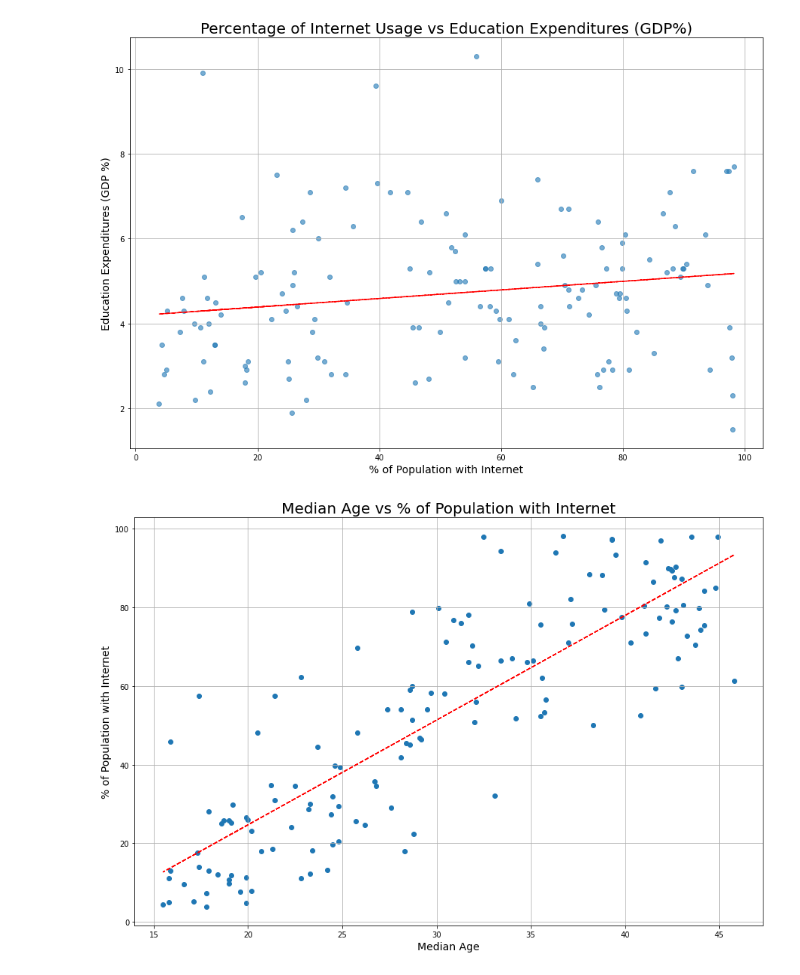
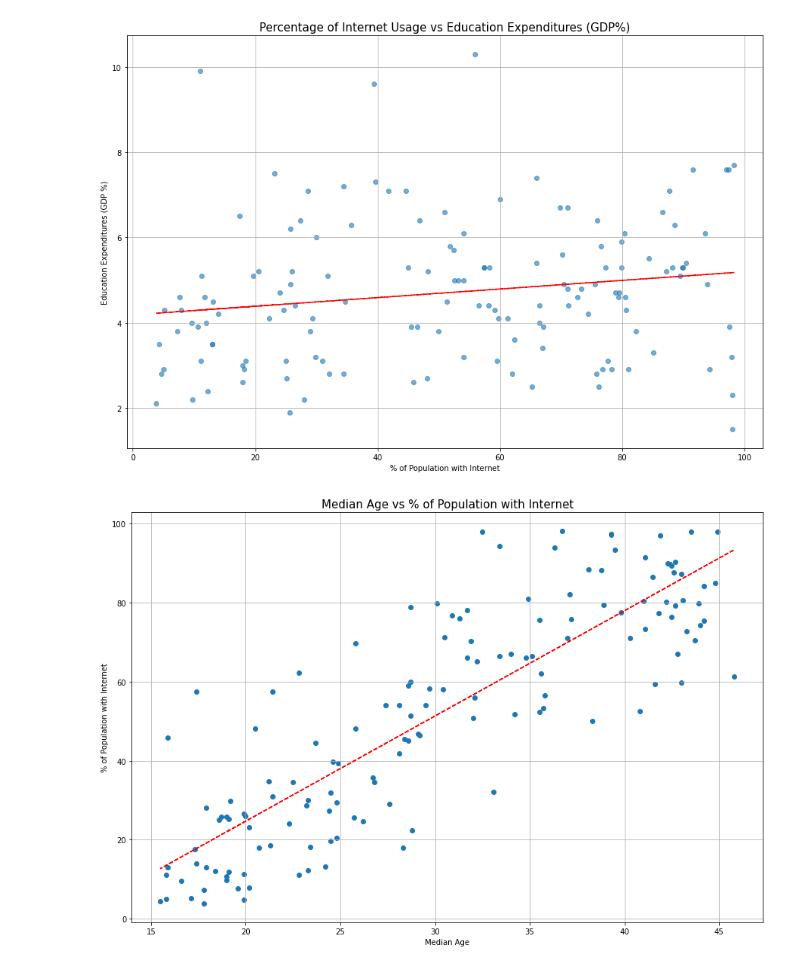
Before and after one commit to JoshuaFarmerATX/butterfly_effects_project, a Jupyter notebook: Butterfly_Effect_Final.ipynb, the cells around one changed output. Saved outputs shown, nothing was run; the diff lists cells and outputs as text; code cells hidden in the pictures.

```diff
--- a/Butterfly_Effect_Final.ipynb
+++ b/Butterfly_Effect_Final.ipynb
@@ -17,5 +18,4 @@ import warnings
 # %%
-#This is where we merge the data together. The script for merging the files is located in the data_import file.
 rest_df = data_import.get_rest_countries()
 cia_df = data_import.get_cia_data()
 merged_data = pd.merge(rest_df, cia_df, how="inner", on="ISO3")
@@ -32,7 +32,6 @@ merged_data = merged_data[
         "internet_users",
         "internet_%_of_population",
         "median_age",
-        "gdp_purchasing_power_parity",
         "education_expenditures",
     ]
 ]
@@ -161,37 +162,37 @@ edu_hi = merged_data["education_expenditures"].quantile(0.99)
 df_filtered = merged_data[
     (merged_data["population"] < pop_hi)
     & (merged_data["population"] > pop_low)
     & (merged_data["education_expenditures"] > edu_low)
     & (merged_data["education_expenditures"] < edu_hi)
 ]
 z = np.polyfit(
     df_filtered["internet_%_of_population"], df_filtered["education_expenditures"], 1
 )
 p = np.poly1d(z)
 
 # Plot to show Percentage of internet Usage vs Education Expenditures (GDP%)
 plt.figure(figsize=(15, 10))
 plt.plot(
     df_filtered["internet_%_of_population"],
     p(df_filtered["internet_%_of_population"]),
     "r--",
 )
 plt.scatter(
     df_filtered["internet_%_of_population"],
     df_filtered["education_expenditures"],
     alpha=0.6,
 )
-plt.title("Percentage of Internet Usage vs Education Expenditures (GDP%)", fontsize=20)
-plt.xlabel("% of Population with Internet", fontsize = 14)
-plt.ylabel("Education Expenditures (GDP %)", fontsize = 14)
+plt.title("Percentage of Internet Usage vs Education Expenditures (GDP%)", fontsize=15)
+plt.xlabel("% of Population with Internet")
+plt.ylabel("Education Expenditures (GDP %)")
 plt.grid()
 
 plt.savefig("Fig1.png")
 
 # Show Figure
 plt.show()
 # %% [output]
-[figure, old version]
+[figure, new version]
 # %%
 z_trend = np.polyfit(
     df_filtered["median_age"], df_filtered["internet_%_of_population"], 1
@@ -201,13 +202,13 @@ p_trend = np.poly1d(z_trend)
 plt.figure(figsize=(15, 10))
 plt.plot(df_filtered["median_age"], p_trend(df_filtered["median_age"]), "r--")
 plt.scatter(df_filtered["median_age"], df_filtered["internet_%_of_population"])
-plt.title("Median Age vs % of Population with Internet", fontsize=20)
-plt.xlabel("Median Age", fontsize = 14)
-plt.ylabel("% of Population with Internet", fontsize = 14)
+plt.title("Median Age vs % of Population with Internet", fontsize=15)
+plt.xlabel("Median Age")
+plt.ylabel("% of Population with Internet")
 plt.grid()
 
 plt.savefig("Fig2.png")
 
 plt.show()
 # %% [output]
-[figure, old version]
+[figure, new version]
```
Also changed, not shown: parts of 11 cells of this notebook.
